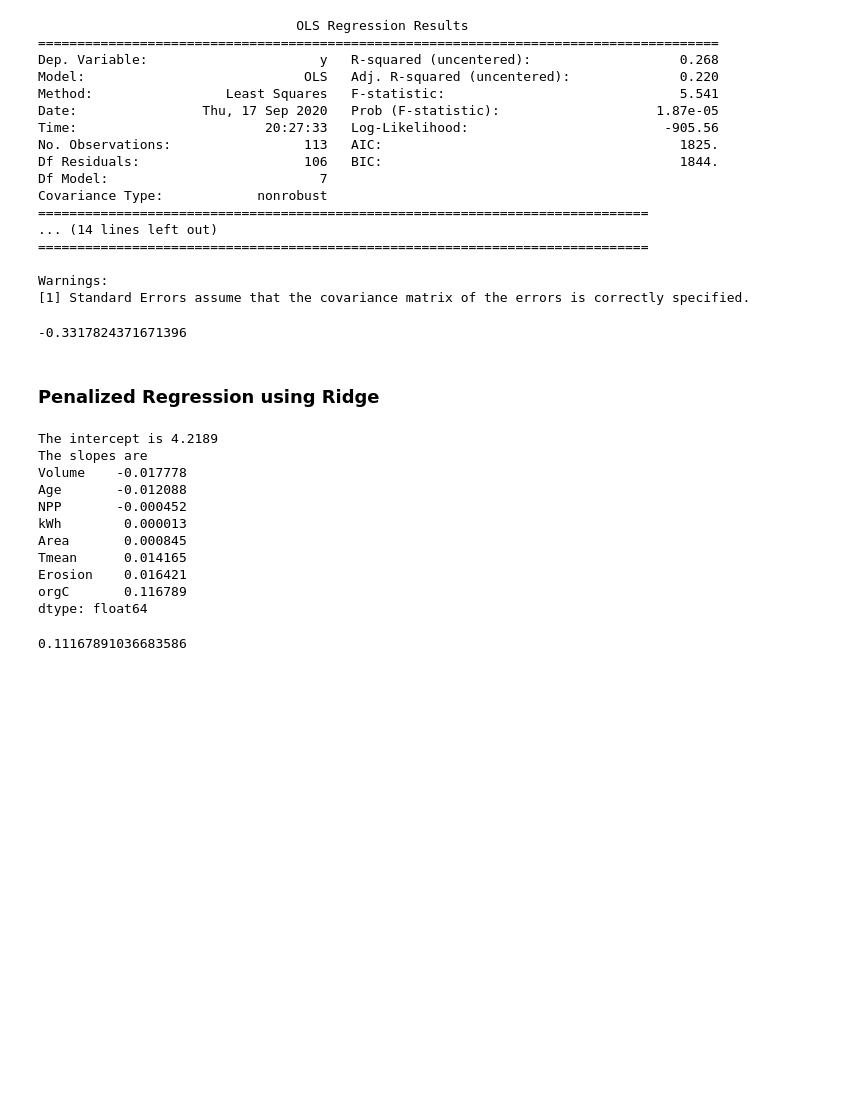
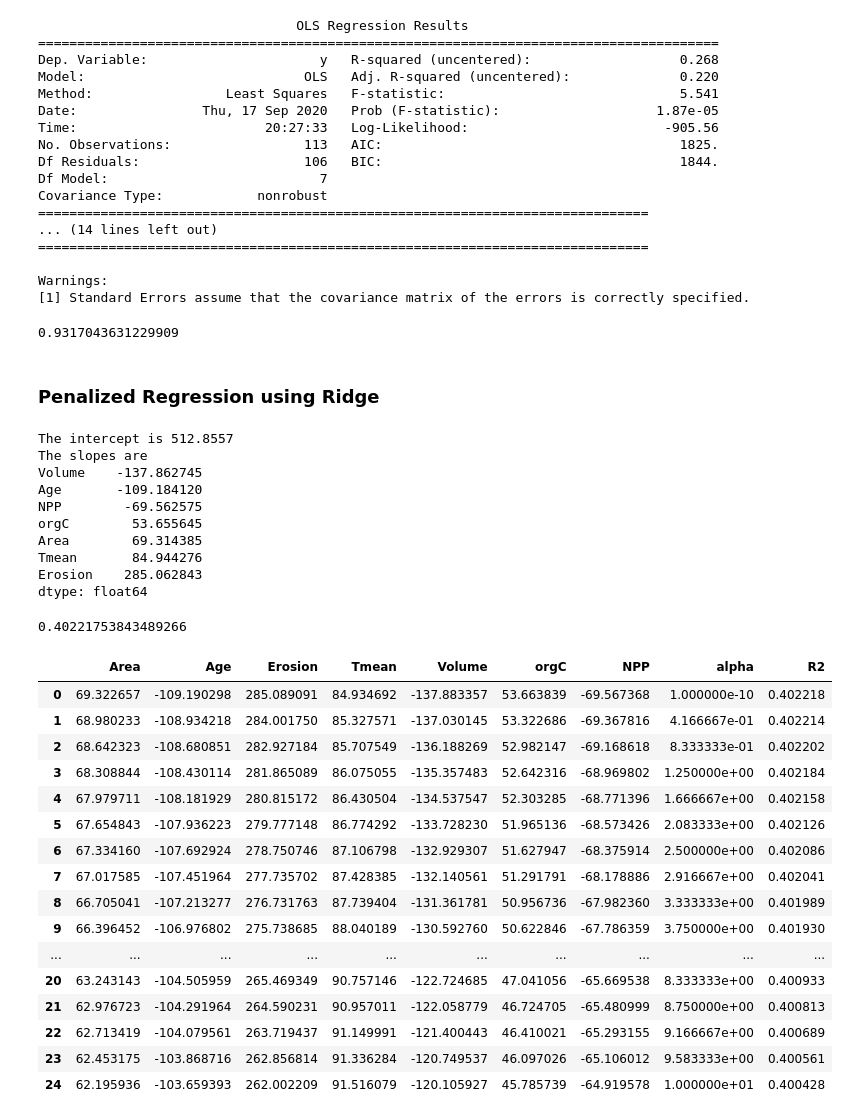
Before and after one commit to kkrlee/hydropower, a Jupyter notebook: yaniv/carbon_emissions_ml_draft.ipynb, the cells around one changed output. Cells and saved outputs as stored; diff of their text form; code cells hidden in the pictures; blank space fills up the shorter version.

```diff
--- a/yaniv/carbon_emissions_ml.ipynb
+++ b/yaniv/carbon_emissions_ml_draft.ipynb
@@ -510,32 +546,31 @@ Warnings:
 x = list(zip(ols4.predict(x_test), y_test))
 l =[]
 for i in x:
-    l.append(abs(i[0]-i[1])/i[1])
+    l.append((i[0]-abs(i[1]))/abs(i[1]))
 np.mean(l)
 # %% [output]
--0.3317824371671396
+0.9317043631229909
 # %% [markdown]
 ### Penalized Regression using Ridge
 # %%
 from sklearn.linear_model import Ridge
 
 ridge = Ridge()
-ridge.set_params(alpha=1, normalize=False)
+ridge.set_params(alpha=.01, normalize=False)
 ridge.fit(x_train,y_train)
 print('The intercept is %.4f' %(ridge.intercept_))
 ridgeCoef = pd.Series(ridge.coef_, index=x_train.columns)
 print('The slopes are \n%s' %(ridgeCoef.sort_values()))
 ridge.score(x_train, y_train)
 # %% [output]
-The intercept is 4.2189
+The intercept is 512.8557
 The slopes are
-Volume    -0.017778
-Age       -0.012088
-NPP       -0.000452
-kWh        0.000013
-Area       0.000845
-Tmean      0.014165
-Erosion    0.016421
-orgC       0.116789
+Volume    -137.862745
+Age       -109.184120
+NPP        -69.562575
+orgC        53.655645
+Area        69.314385
+Tmean       84.944276
+Erosion    285.062843
 dtype: float64
-0.11167891036683586
+0.40221753843489266
@@ -541,0 +588,23 @@ dtype: float64
+# %%
+ridge_coefs_matrix = pd.DataFrame(ridge_coefs, columns=x_train.columns)
+ridge_coefs_matrix['alpha'] = alphaRange
+ridge_coefs_matrix['R2'] = R2
+ridge_coefs_matrix
+# %% [output]
+|  | Area | Age | Erosion | Tmean | Volume | orgC | NPP | alpha | R2 |
+| 0 | 69.322657 | -109.190298 | 285.089091 | 84.934692 | -137.883357 | 53.663839 | -69.567368 | 1.000000e-10 | 0.402218 |
+| 1 | 68.980233 | -108.934218 | 284.001750 | 85.327571 | -137.030145 | 53.322686 | -69.367816 | 4.166667e-01 | 0.402214 |
+| 2 | 68.642323 | -108.680851 | 282.927184 | 85.707549 | -136.188269 | 52.982147 | -69.168618 | 8.333333e-01 | 0.402202 |
+| 3 | 68.308844 | -108.430114 | 281.865089 | 86.075055 | -135.357483 | 52.642316 | -68.969802 | 1.250000e+00 | 0.402184 |
+| 4 | 67.979711 | -108.181929 | 280.815172 | 86.430504 | -134.537547 | 52.303285 | -68.771396 | 1.666667e+00 | 0.402158 |
+| 5 | 67.654843 | -107.936223 | 279.777148 | 86.774292 | -133.728230 | 51.965136 | -68.573426 | 2.083333e+00 | 0.402126 |
+| 6 | 67.334160 | -107.692924 | 278.750746 | 87.106798 | -132.929307 | 51.627947 | -68.375914 | 2.500000e+00 | 0.402086 |
+| 7 | 67.017585 | -107.451964 | 277.735702 | 87.428385 | -132.140561 | 51.291791 | -68.178886 | 2.916667e+00 | 0.402041 |
+| 8 | 66.705041 | -107.213277 | 276.731763 | 87.739404 | -131.361781 | 50.956736 | -67.982360 | 3.333333e+00 | 0.401989 |
+| 9 | 66.396452 | -106.976802 | 275.738685 | 88.040189 | -130.592760 | 50.622846 | -67.786359 | 3.750000e+00 | 0.401930 |
+| ... | ... | ... | ... | ... | ... | ... | ... | ... | ... |
+| 20 | 63.243143 | -104.505959 | 265.469349 | 90.757146 | -122.724685 | 47.041056 | -65.669538 | 8.333333e+00 | 0.400933 |
+| 21 | 62.976723 | -104.291964 | 264.590231 | 90.957011 | -122.058779 | 46.724705 | -65.480999 | 8.750000e+00 | 0.400813 |
+| 22 | 62.713419 | -104.079561 | 263.719437 | 91.149991 | -121.400443 | 46.410021 | -65.293155 | 9.166667e+00 | 0.400689 |
+| 23 | 62.453175 | -103.868716 | 262.856814 | 91.336284 | -120.749537 | 46.097026 | -65.106012 | 9.583333e+00 | 0.400561 |
+| 24 | 62.195936 | -103.659393 | 262.002209 | 91.516079 | -120.105927 | 45.785739 | -64.919578 | 1.000000e+01 | 0.400428 |
```
Also changed, not shown: parts of 20 cells of this notebook, 8 other files.
